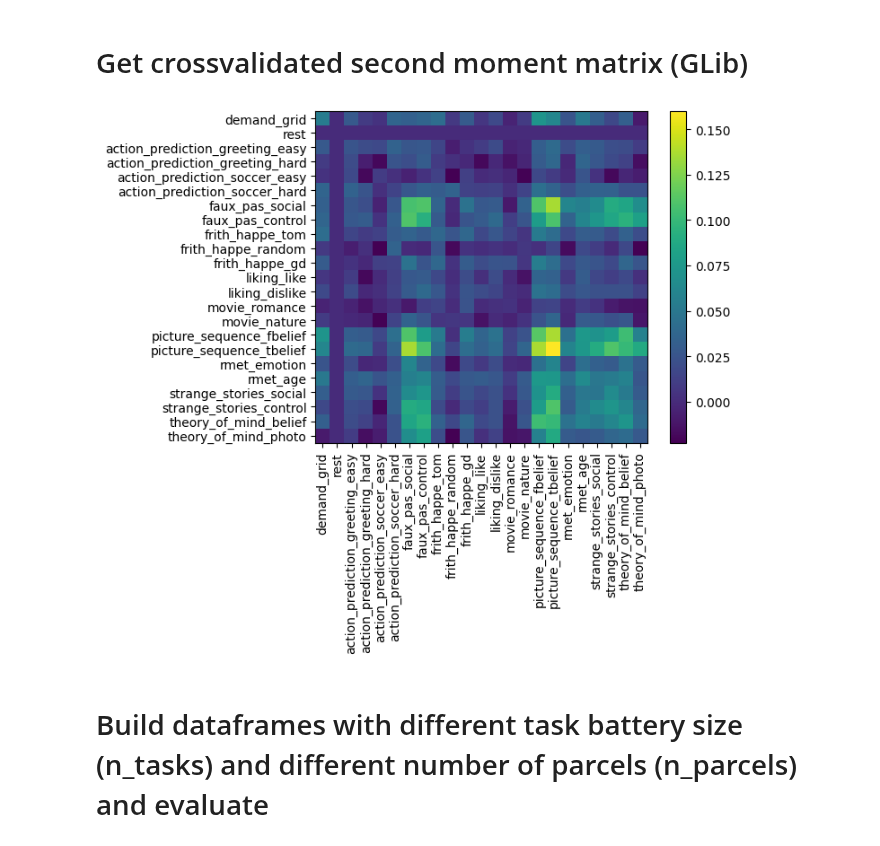
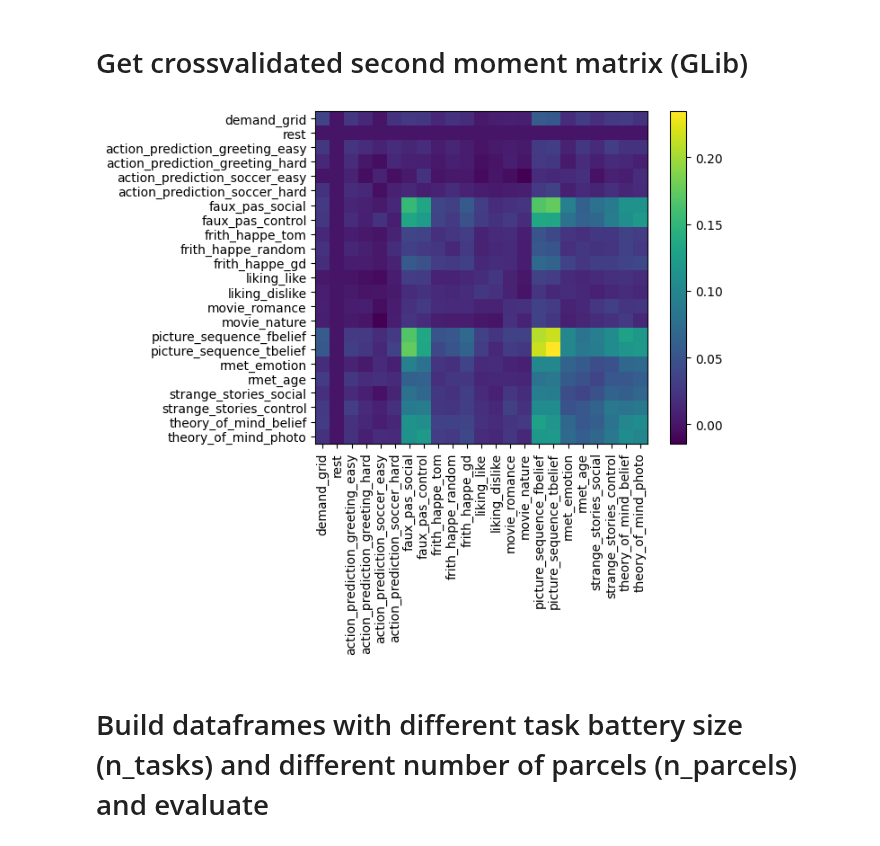
Before and after one commit to DiedrichsenLab/OptimalBattery, a Jupyter notebook: notebooks/arch/7.real_eval_multi_cortical_social.ipynb, the cells around one changed output. Cells and saved outputs as stored; diff of their text form; code cells hidden in the pictures.

```diff
--- a/notebooks/arch/7.real_eval_multi_cortical_social.ipynb
+++ b/notebooks/arch/7.real_eval_multi_cortical_social.ipynb
@@ -137,27 +139,27 @@ data_test_info = info_mdtb_1_run.iloc[half_2_indices]
 # %% [markdown]
 # Get crossvalidated second moment matrix (GLib)
 # %%
-cond_vec = np.tile(np.arange(1, 23 + 1), 4)
-part_vec = np.repeat(np.arange(1, 4 + 1), 23)
+cond_vec = np.tile(np.arange(1, 23 + 1), 8)
+part_vec = np.repeat(np.arange(1, 8 + 1), 23)
 Gs_list = []
 E_list = []
 for i in range(data_train.shape[0]):
-    Gs,E = pcm.util.est_G_crossval(data_train[i][:,ROI_indices] , cond_vec, part_vec)
+    Gs,E = pcm.util.est_G_crossval(data_mdtb_s1_run[i][:,ROI_indices] , cond_vec, part_vec)
     Gs_list.append(Gs)
     E_list.append(E)
 
 Gs_list = np.stack(Gs_list, 0)
 G_Lib = np.mean(Gs_list, axis=0)
 
 task_names = info_mdtb_1_all['task_name'].unique()
 
 plt.imshow(G_Lib)
 plt.colorbar()
 plt.xticks(np.arange(len(task_names)), task_names, rotation=90)
 plt.yticks(np.arange(len(task_names)), task_names)
 plt.show()
 # %% [output]
-[figure, old version]
+[figure, new version]
 # %% [markdown]
 # Build dataframes with different task battery size (n_tasks) and different number of parcels (n_parcels) and evaluate
 # %%
```
Also changed, not shown: parts of 15 cells of this notebook, 6 other files.
